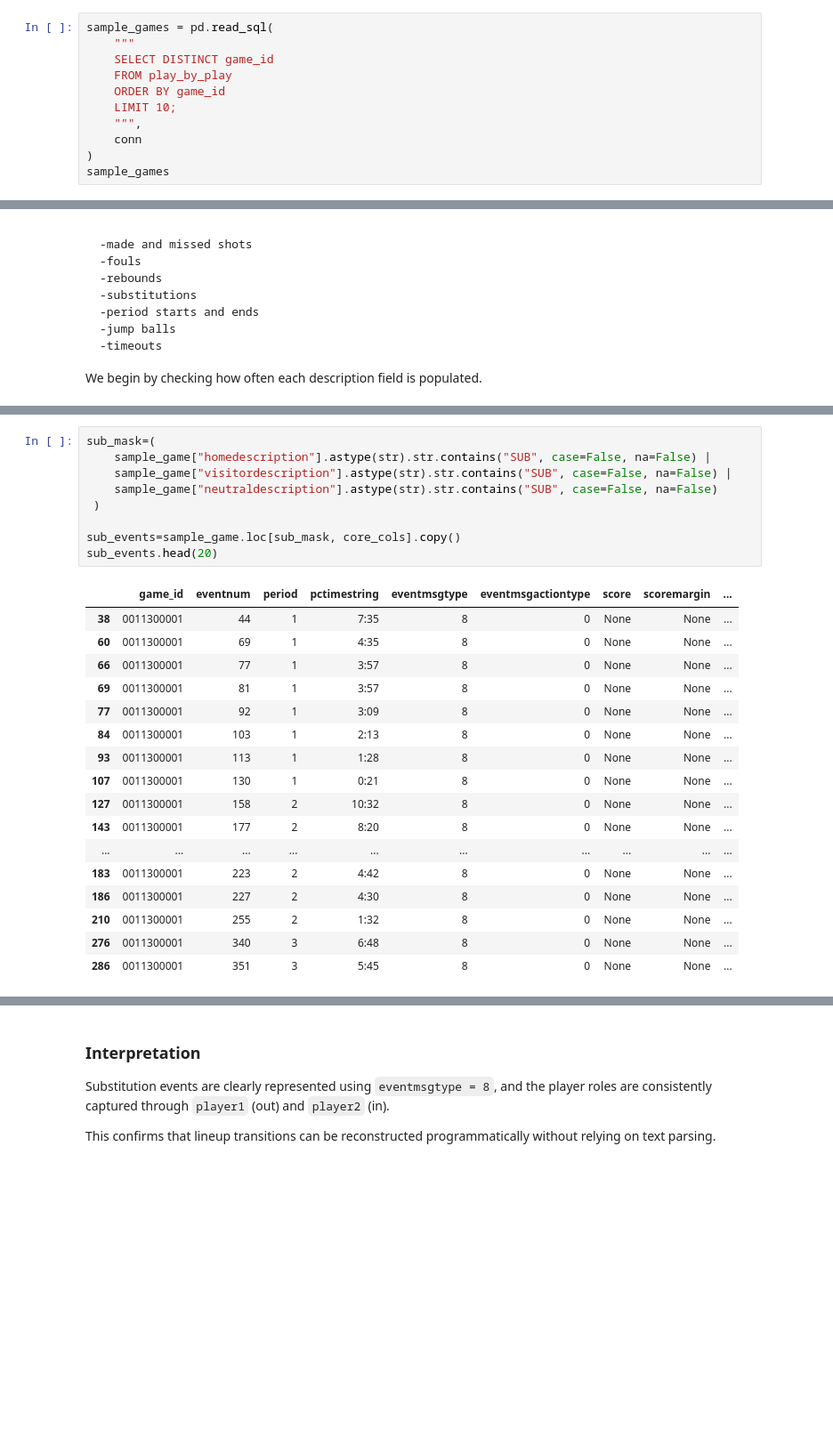
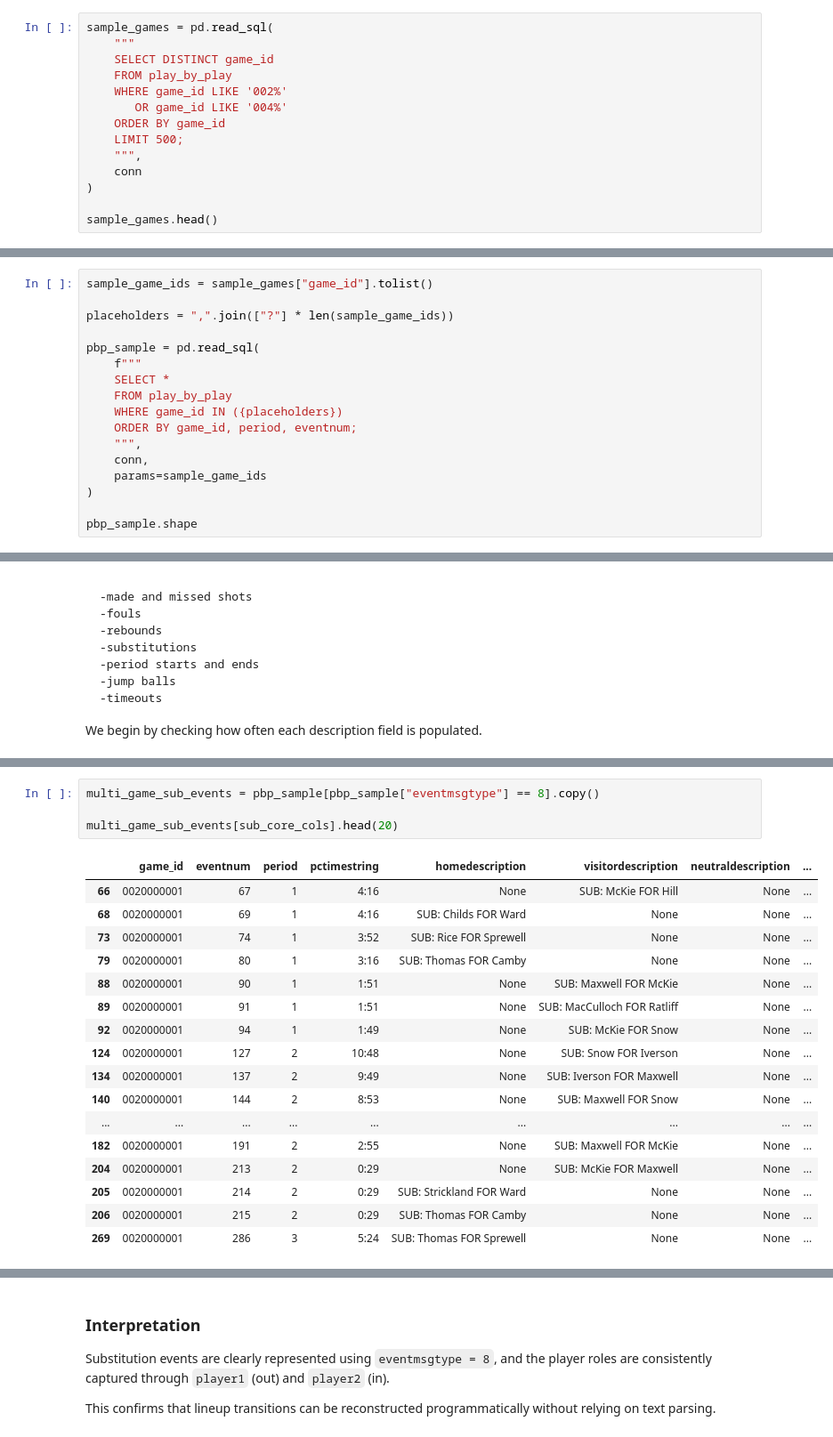
Before and after one commit to Jorgemontanez25/NBA_Player_Impact_and_Lineup_Optimization_Dashboard, a Jupyter notebook: notebooks/02_Play-by-Play_Event_Exploration.ipynb, the cells around one changed output, grey strips where cells are left out. Shown at 89% size. Drawn from its saved outputs; the diff is of its cells as text; blank space fills up the shorter version.

```diff
--- a/notebooks/02_Play-by-Play_Event_Exploration.ipynb
+++ b/notebooks/02_Play-by-Play_Event_Exploration.ipynb
@@ -120,11 +133,14 @@ sample_games = pd.read_sql(
     """
     SELECT DISTINCT game_id
     FROM play_by_play
+    WHERE game_id LIKE '002%'
+       OR game_id LIKE '004%'
     ORDER BY game_id
-    LIMIT 10;
+    LIMIT 500;
     """,
     conn
 )
-sample_games
+
+sample_games.head()
 # %% [output]
 |  | game_id |
@@ -140,0 +152,17 @@ sample_games
+# %%
+sample_game_ids = sample_games["game_id"].tolist()
+
+placeholders = ",".join(["?"] * len(sample_game_ids))
+
+pbp_sample = pd.read_sql(
+    f"""
+    SELECT *
+    FROM play_by_play
+    WHERE game_id IN ({placeholders})
+    ORDER BY game_id, period, eventnum;
+    """,
+    conn,
+    params=sample_game_ids
+)
+
+pbp_sample.shape
@@ -403,27 +441,22 @@ In this section, we search the description fields for events containing the text
 # %%
-sub_mask=(
-    sample_game["homedescription"].astype(str).str.contains("SUB", case=False, na=False) |
-    sample_game["visitordescription"].astype(str).str.contains("SUB", case=False, na=False) |
-    sample_game["neutraldescription"].astype(str).str.contains("SUB", case=False, na=False)
- )
+multi_game_sub_events = pbp_sample[pbp_sample["eventmsgtype"] == 8].copy()
 
-sub_events=sample_game.loc[sub_mask, core_cols].copy()
-sub_events.head(20)
+multi_game_sub_events[sub_core_cols].head(20)
 # %% [output]
-|  | game_id | eventnum | period | pctimestring | eventmsgtype | eventmsgactiontype | score | scoremargin | ... |
-| 38 | 0011300001 | 44 | 1 | 7:35 | 8 | 0 | None | None | ... |
-| 60 | 0011300001 | 69 | 1 | 4:35 | 8 | 0 | None | None | ... |
-| 66 | 0011300001 | 77 | 1 | 3:57 | 8 | 0 | None | None | ... |
-| 69 | 0011300001 | 81 | 1 | 3:57 | 8 | 0 | None | None | ... |
-| 77 | 0011300001 | 92 | 1 | 3:09 | 8 | 0 | None | None | ... |
-| 84 | 0011300001 | 103 | 1 | 2:13 | 8 | 0 | None | None | ... |
-| 93 | 0011300001 | 113 | 1 | 1:28 | 8 | 0 | None | None | ... |
-| 107 | 0011300001 | 130 | 1 | 0:21 | 8 | 0 | None | None | ... |
-| 127 | 0011300001 | 158 | 2 | 10:32 | 8 | 0 | None | None | ... |
-| 143 | 0011300001 | 177 | 2 | 8:20 | 8 | 0 | None | None | ... |
-| ... | ... | ... | ... | ... | ... | ... | ... | ... | ... |
-| 183 | 0011300001 | 223 | 2 | 4:42 | 8 | 0 | None | None | ... |
-| 186 | 0011300001 | 227 | 2 | 4:30 | 8 | 0 | None | None | ... |
-| 210 | 0011300001 | 255 | 2 | 1:32 | 8 | 0 | None | None | ... |
-| 276 | 0011300001 | 340 | 3 | 6:48 | 8 | 0 | None | None | ... |
-| 286 | 0011300001 | 351 | 3 | 5:45 | 8 | 0 | None | None | ... |
+|  | game_id | eventnum | period | pctimestring | homedescription | visitordescription | neutraldescription | ... |
+| 66 | 0020000001 | 67 | 1 | 4:16 | None | SUB: McKie FOR Hill | None | ... |
+| 68 | 0020000001 | 69 | 1 | 4:16 | SUB: Childs FOR Ward | None | None | ... |
+| 73 | 0020000001 | 74 | 1 | 3:52 | SUB: Rice FOR Sprewell | None | None | ... |
+| 79 | 0020000001 | 80 | 1 | 3:16 | SUB: Thomas FOR Camby | None | None | ... |
+| 88 | 0020000001 | 90 | 1 | 1:51 | None | SUB: Maxwell FOR McKie | None | ... |
+| 89 | 0020000001 | 91 | 1 | 1:51 | None | SUB: MacCulloch FOR Ratliff | None | ... |
+| 92 | 0020000001 | 94 | 1 | 1:49 | None | SUB: McKie FOR Snow | None | ... |
+| 124 | 0020000001 | 127 | 2 | 10:48 | None | SUB: Snow FOR Iverson | None | ... |
+| 134 | 0020000001 | 137 | 2 | 9:49 | None | SUB: Iverson FOR Maxwell | None | ... |
+| 140 | 0020000001 | 144 | 2 | 8:53 | None | SUB: Maxwell FOR Snow | None | ... |
+| ... | ... | ... | ... | ... | ... | ... | ... | ... |
+| 182 | 0020000001 | 191 | 2 | 2:55 | None | SUB: Maxwell FOR McKie | None | ... |
+| 204 | 0020000001 | 213 | 2 | 0:29 | None | SUB: McKie FOR Maxwell | None | ... |
+| 205 | 0020000001 | 214 | 2 | 0:29 | SUB: Strickland FOR Ward | None | None | ... |
+| 206 | 0020000001 | 215 | 2 | 0:29 | SUB: Thomas FOR Camby | None | None | ... |
+| 269 | 0020000001 | 286 | 3 | 5:24 | SUB: Thomas FOR Sprewell | None | None | ... |
```
Also changed, not shown: parts of 29 cells of this notebook, 47 other files.
